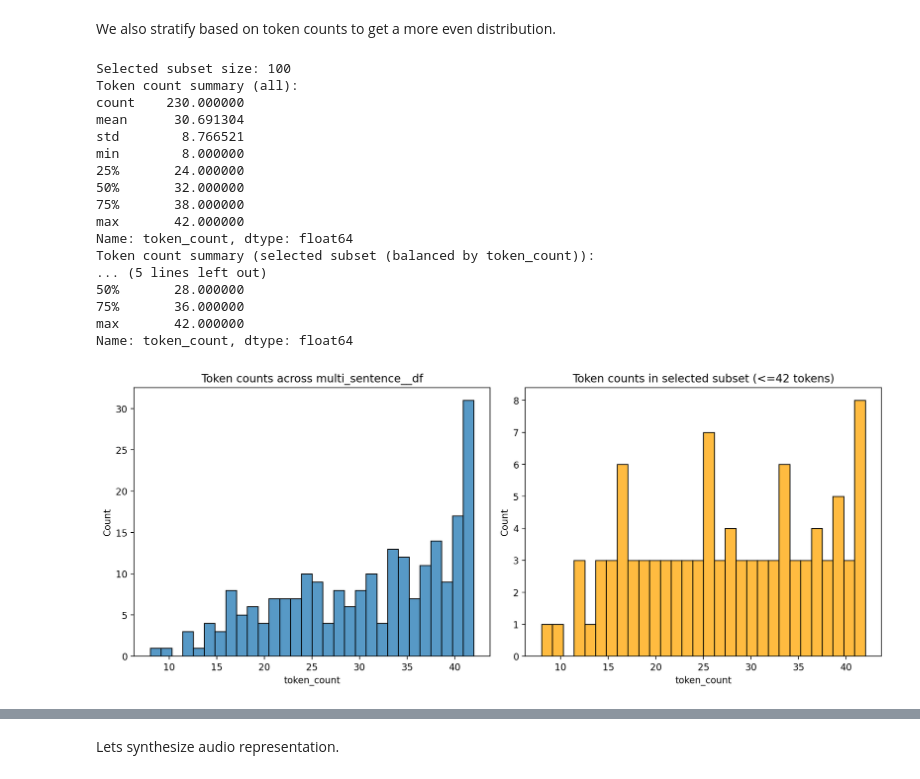
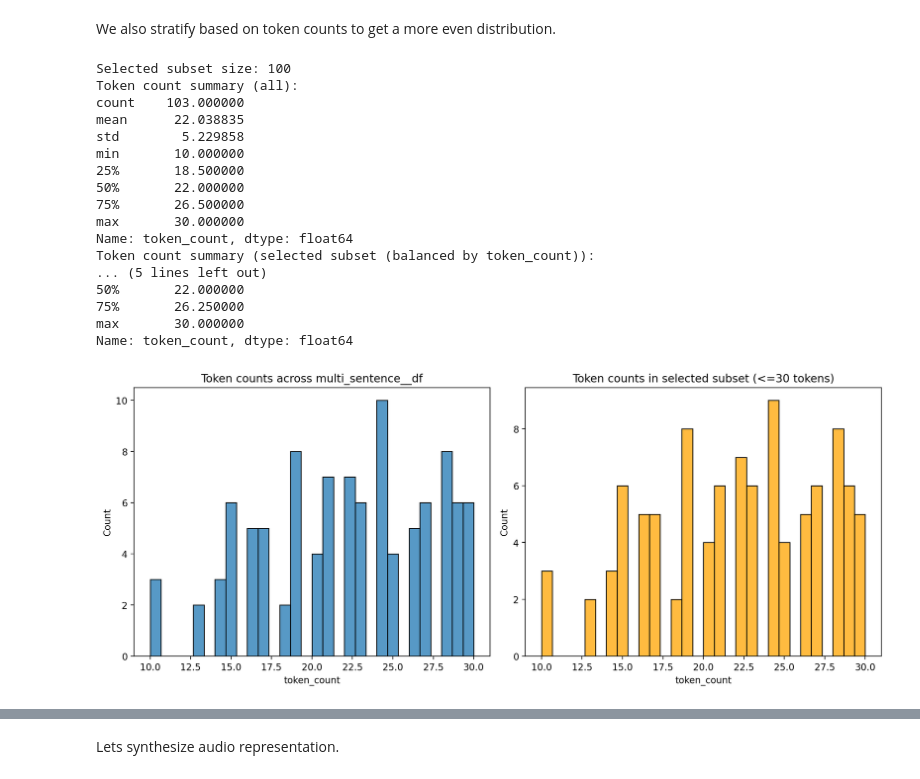
Before and after one commit to Pawlo77/MLLM-Shap, a Jupyter notebook: experiments/data_preparation/voice_bench.ipynb, the cells around one changed output, grey strips where cells are left out. Saved outputs shown, nothing was run; the diff lists cells and outputs as text; code cells hidden in the pictures.

```diff
--- a/experiments/data_preparation/voice_bench.ipynb
+++ b/experiments/data_preparation/voice_bench.ipynb
@@ -405,10 +420,10 @@ Text(0.5, 0, 'token_count')
 # %% [markdown]
 As the distrbution of token counts is quite uneven, let's try to stratify it a bit based on token counts, while maintaining 200 samples in the final dataset.
 # %%
-NUM_SAMPLES = 200  # number of samples to select
+NUM_SAMPLES = 100  # number of samples to select
 
 
-# If there are fewer than or equal to 200 candidates, keep them all
+# If there are fewer than or equal to 100 candidates, keep them all
 if len(single_sentence__df) <= NUM_SAMPLES:
     subset_low_tokens = single_sentence__df.reset_index(drop=True)
 else:
@@ -523 +538,12 @@ pprint(get_df_stats(single_sentence__df))
  'unique_entries__pct': 100.0}
+# %%
+tokens = single_sentence__df["token_count"]
+budgets = {
+    "n^2": sum(min(2**token, token**2) for token in tokens),
+    "2n^2": sum(min(2**token, 2 * token**2) for token in tokens),
+    "3n^2": sum(min(2**token, 3 * token**2) for token in tokens),
+    "4n^2": sum(min(2**token, 4 * token**2) for token in tokens),
+    "frac 0.1": sum(0.1 * 2**token for token in tokens),
+    "frac 0.2": sum(0.2 * 2**token for token in tokens),
+}
+print(budgets)
@@ -622,8 +655,8 @@ def compute_multi_turn_token_counts(input_df, sentences_column="sentences") -> l
             chat_local.end_turn()
 
         # mask sum is the number of tokens considered for explainability
-        tokens = int(chat_local.shap_values_mask.sum().item())
-        counts.append(tokens)
+        tok = int(chat_local.shap_values_mask.sum().item())
+        counts.append(tok)
     return counts
 
 
@@ -644,8 +677,8 @@ Text(0.5, 0, 'token_count')
 # %% [markdown]
 Based on the distribution, we choose 42 tokens as cut-off point. This allows us to still compute it within a reasonable time-frame (using a linear approximation with 2n^2 samples, one sample needs 3528 calls to the model which is doable with a customer-grade GPU) and uses around 1/3rd of entries with lowest token counts.
 # %%
-MAX_TOKEN_COUNT_MS = 42  # maximum token count to consider for multi-sentence
-# Choose ALL entries with token_count <= 42
+MAX_TOKEN_COUNT_MS = 30  # maximum token count to consider for multi-sentence
+# Choose ALL entries with token_count <= 30
 multi_sentence__df = multi_sentence__df[multi_sentence__df["token_count"] <= MAX_TOKEN_COUNT_MS].copy()
-print(f"Candidates with token_count <= 42: {len(multi_sentence__df)}")
+print(f"Candidates with token_count <= 30: {len(multi_sentence__df)}")
 # %% [output]
@@ -692,46 +725,46 @@ else:
         need = min(NUM_SAMPLES - len(subset_low_tokens), len(remaining))
         if need > 0:
             filler = remaining.sample(n=need, random_state=0).reset_index(drop=True)
             subset_low_tokens = pd.concat([subset_low_tokens.reset_index(drop=True), filler], ignore_index=True)
     subset_low_tokens = subset_low_tokens.reset_index(drop=True)
 print("Selected subset size:", len(subset_low_tokens))
 print("Token count summary (all):")
 print(multi_sentence__df["token_count"].describe())
 print("Token count summary (selected subset (balanced by token_count)):")
 print(subset_low_tokens["token_count"].describe())
 
 # Visualize distributions
 plt.figure(figsize=(12, 5))
 plt.subplot(1, 2, 1)
 sns.histplot(multi_sentence__df["token_count"], bins=30, kde=False)
 plt.title("Token counts across multi_sentence__df")
 plt.xlabel("token_count")
 
 plt.subplot(1, 2, 2)
 sns.histplot(subset_low_tokens["token_count"], bins=30, color="orange", kde=False)
-plt.title("Token counts in selected subset (<=42 tokens)")
+plt.title("Token counts in selected subset (<=30 tokens)")
 plt.xlabel("token_count")
 plt.tight_layout()
 plt.show()
 # %% [output]
 Selected subset size: 100
 Token count summary (all):
-count    230.000000
-mean      30.691304
-std        8.766521
-min        8.000000
-25%       24.000000
-50%       32.000000
-75%       38.000000
-max       42.000000
+count    103.000000
+mean      22.038835
+std        5.229858
+min       10.000000
+25%       18.500000
+50%       22.000000
+75%       26.500000
+max       30.000000
 Name: token_count, dtype: float64
 Token count summary (selected subset (balanced by token_count)):
 ... (5 lines left out)
-50%       28.000000
-75%       36.000000
-max       42.000000
+50%       22.000000
+75%       26.250000
+max       30.000000
 Name: token_count, dtype: float64
-[figure, old version]
+[figure, new version]
 # %%
 multi_sentence__df = subset_low_tokens
 # %%
```
Also changed, not shown: parts of 18 cells of this notebook, 1 other file.
